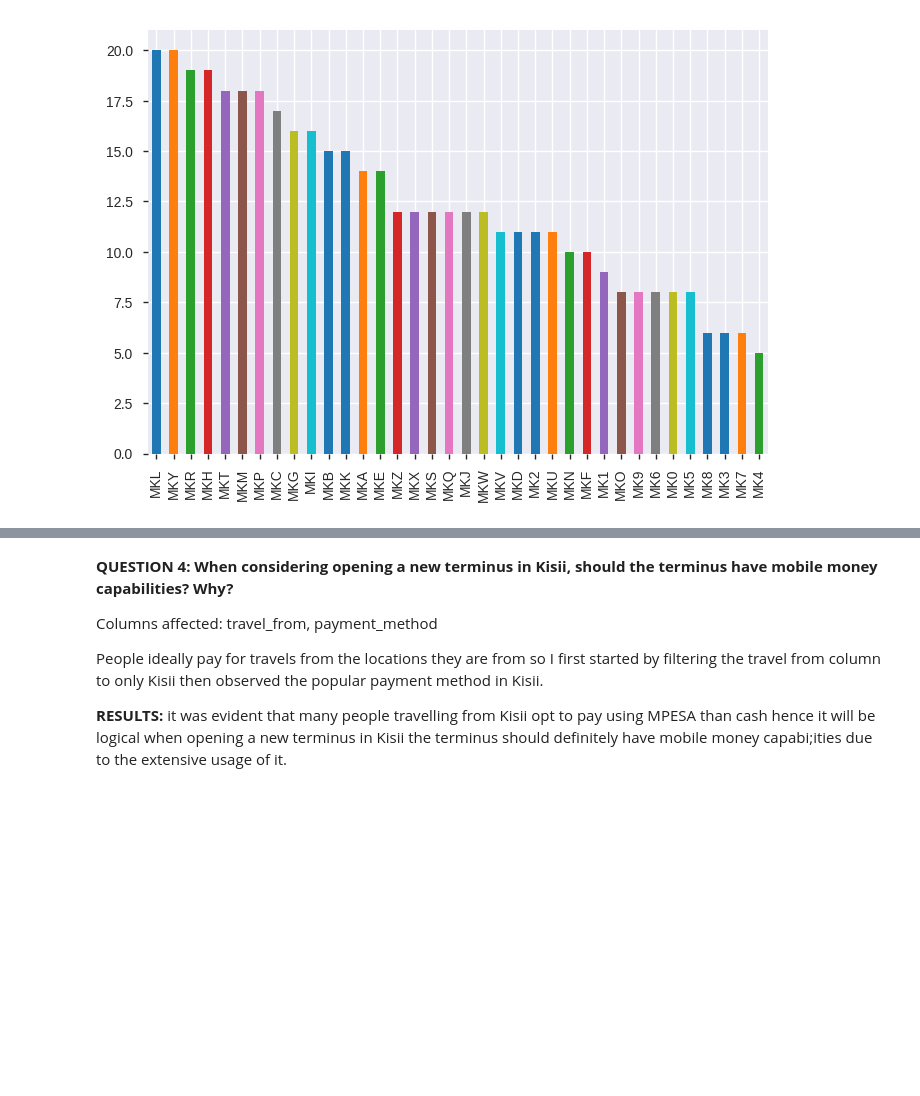
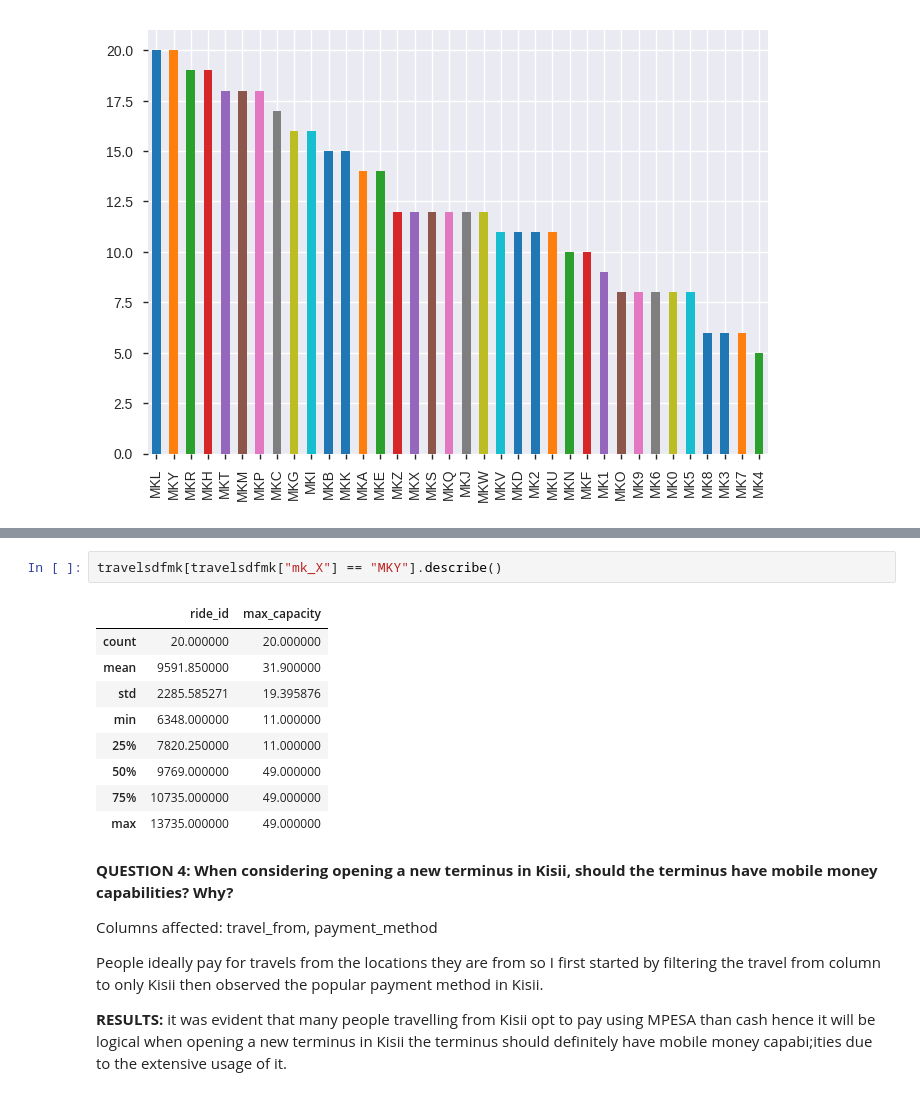
Before and after one commit to erodrago/DSchallenge, a Jupyter notebook: challenge.ipynb, the cells around one changed output, grey strips where cells are left out. Saved outputs shown, nothing was run; the diff lists cells and outputs as text; blank space fills up the shorter version.

```diff
--- a/challenge.ipynb
+++ b/challenge.ipynb
@@ -150,3 +162,15 @@ See the caveats in the documentation: http://pandas.pydata.org/pandas-docs/stabl
+# %%
+travelsdfmk[travelsdfmk["mk_X"] == "MKY"].describe()
+# %% [output]
+|  | ride_id | max_capacity |
+| count | 20.000000 | 20.000000 |
+| mean | 9591.850000 | 31.900000 |
+| std | 2285.585271 | 19.395876 |
+| min | 6348.000000 | 11.000000 |
+| 25% | 7820.250000 | 11.000000 |
+| 50% | 9769.000000 | 49.000000 |
+| 75% | 10735.000000 | 49.000000 |
+| max | 13735.000000 | 49.000000 |
 # %% [markdown]
 **QUESTION 4: When considering opening a new terminus in Kisii, should the terminus have mobile money capabilities? Why?**
 
```
Also changed, not shown: parts of 3 cells of this notebook.
